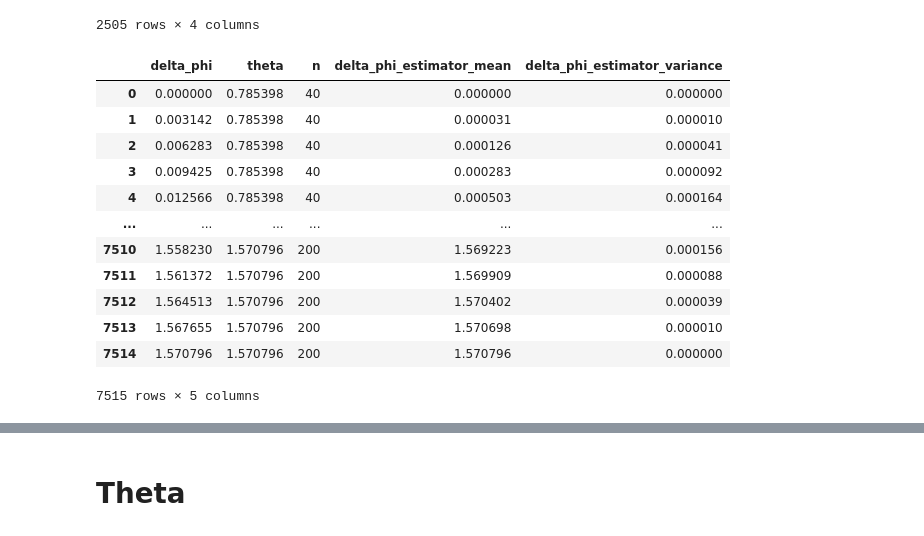
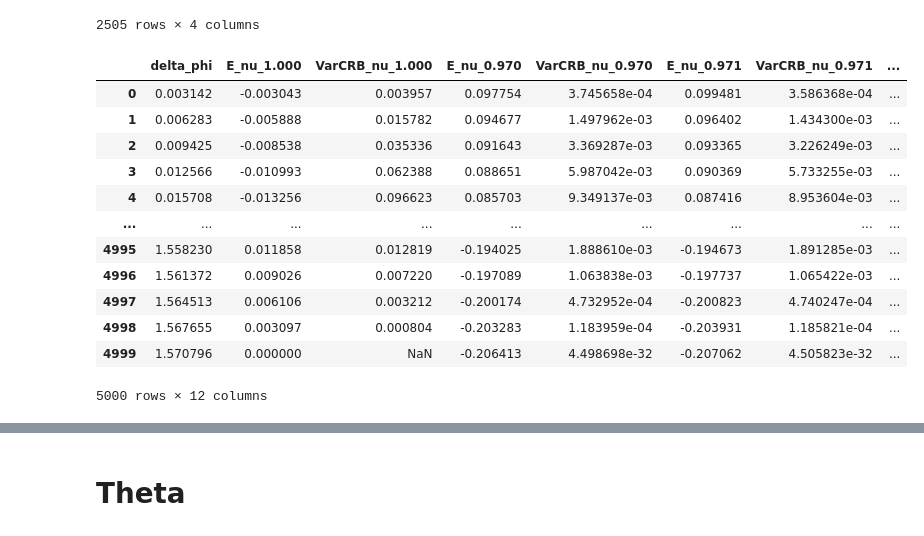
Before and after one commit to josephniblo/multi-parameter-estimation, a Jupyter notebook: multi-parameter-estimation/post-processing/5.1_analyse_corrected_estimates.ipynb, the cells around one changed output, grey strips where cells are left out. Cells and saved outputs as stored; diff of their text form; code cells hidden in the pictures.

```diff
--- a/multi-parameter-estimation/post-processing/5.1_analyse_corrected_estimates.ipynb
+++ b/multi-parameter-estimation/post-processing/5.1_analyse_corrected_estimates.ipynb
@@ -100,21 +100,47 @@ theta_theory
 | 2503 | 3.135309 | 200 | 3.141198 | 0.000039 |
 | 2504 | 3.141593 | 200 | 3.141593 | 0.000000 |
 2505 rows × 4 columns
-# %%
-delta_phi_theory = pd.read_csv(os.path.join(repo_root, 'theory', 'delta_phi_estimator_stats.csv'))
-delta_phi_theory
-# %% [output]
-|  | delta_phi | theta | n | delta_phi_estimator_mean | delta_phi_estimator_variance |
-| 0 | 0.000000 | 0.785398 | 40 | 0.000000 | 0.000000 |
-| 1 | 0.003142 | 0.785398 | 40 | 0.000031 | 0.000010 |
-| 2 | 0.006283 | 0.785398 | 40 | 0.000126 | 0.000041 |
-| 3 | 0.009425 | 0.785398 | 40 | 0.000283 | 0.000092 |
-| 4 | 0.012566 | 0.785398 | 40 | 0.000503 | 0.000164 |
-| ... | ... | ... | ... | ... | ... |
-| 7510 | 1.558230 | 1.570796 | 200 | 1.569223 | 0.000156 |
-| 7511 | 1.561372 | 1.570796 | 200 | 1.569909 | 0.000088 |
-| 7512 | 1.564513 | 1.570796 | 200 | 1.570402 | 0.000039 |
-| 7513 | 1.567655 | 1.570796 | 200 | 1.570698 | 0.000010 |
-| 7514 | 1.570796 | 1.570796 | 200 | 1.570796 | 0.000000 |
-7515 rows × 5 columns
+# %%
+# load all the csv files in the theory folder
+theory_dfs = []
+
+# pi/2
+theory_files = [f for f in os.listdir(os.path.join(repo_root, 'theory', 'delta_phi_estimator_stats', 'theta=pi-by-2')) if f.endswith('.csv')]
+for file in theory_files:
+    df = pd.read_csv(os.path.join(repo_root, 'theory', 'delta_phi_estimator_stats', 'theta=pi-by-2', file))
+    df['data_dir'] = file.replace('.csv', '')
+    df['theta'] = np.pi / 2
+    # data_dir['data_dir'].split('=')[1]  # Extracting n from the data_dir name
+    df['n'] = df['data_dir'].str.split('=').str[1].astype(int)  # or .astype(float) if needed
+
+    theory_dfs.append(df)
+
+# pi/4
+theory_files = [f for f in os.listdir(os.path.join(repo_root, 'theory', 'delta_phi_estimator_stats', 'theta=pi-by-4')) if f.endswith('.csv')]
+for file in theory_files:
+    df = pd.read_csv(os.path.join(repo_root, 'theory', 'delta_phi_estimator_stats', 'theta=pi-by-4', file))
+    df['data_dir'] = file.replace('.csv', '')
+    df['theta'] = np.pi / 4
+    # data_dir['data_dir'].split('=')[1]  # Extracting n from the data_dir name
+    df['n'] = df['data_dir'].str.split('=').str[1].astype(int)  # or .astype(float) if needed
+
+    theory_dfs.append(df)
+
+# Concatenate all theory DataFrames into a single DataFrame
+theory_df = pd.concat(theory_dfs, ignore_index=True)
+theory_df
+# %% [output]
+|  | delta_phi | E_nu_1.000 | VarCRB_nu_1.000 | E_nu_0.970 | VarCRB_nu_0.970 | E_nu_0.971 | VarCRB_nu_0.971 | ... |
+| 0 | 0.003142 | -0.003043 | 0.003957 | 0.097754 | 3.745658e-04 | 0.099481 | 3.586368e-04 | ... |
+| 1 | 0.006283 | -0.005888 | 0.015782 | 0.094677 | 1.497962e-03 | 0.096402 | 1.434300e-03 | ... |
+| 2 | 0.009425 | -0.008538 | 0.035336 | 0.091643 | 3.369287e-03 | 0.093365 | 3.226249e-03 | ... |
+| 3 | 0.012566 | -0.010993 | 0.062388 | 0.088651 | 5.987042e-03 | 0.090369 | 5.733255e-03 | ... |
+| 4 | 0.015708 | -0.013256 | 0.096623 | 0.085703 | 9.349137e-03 | 0.087416 | 8.953604e-03 | ... |
+| ... | ... | ... | ... | ... | ... | ... | ... | ... |
+| 4995 | 1.558230 | 0.011858 | 0.012819 | -0.194025 | 1.888610e-03 | -0.194673 | 1.891285e-03 | ... |
+| 4996 | 1.561372 | 0.009026 | 0.007220 | -0.197089 | 1.063838e-03 | -0.197737 | 1.065422e-03 | ... |
+| 4997 | 1.564513 | 0.006106 | 0.003212 | -0.200174 | 4.732952e-04 | -0.200823 | 4.740247e-04 | ... |
+| 4998 | 1.567655 | 0.003097 | 0.000804 | -0.203283 | 1.183959e-04 | -0.203931 | 1.185821e-04 | ... |
+| 4999 | 1.570796 | 0.000000 | NaN | -0.206413 | 4.498698e-32 | -0.207062 | 4.505823e-32 | ... |
+5000 rows × 12 columns
 # %%
```
Also changed, not shown: parts of 4 cells of this notebook, 14 other files.
